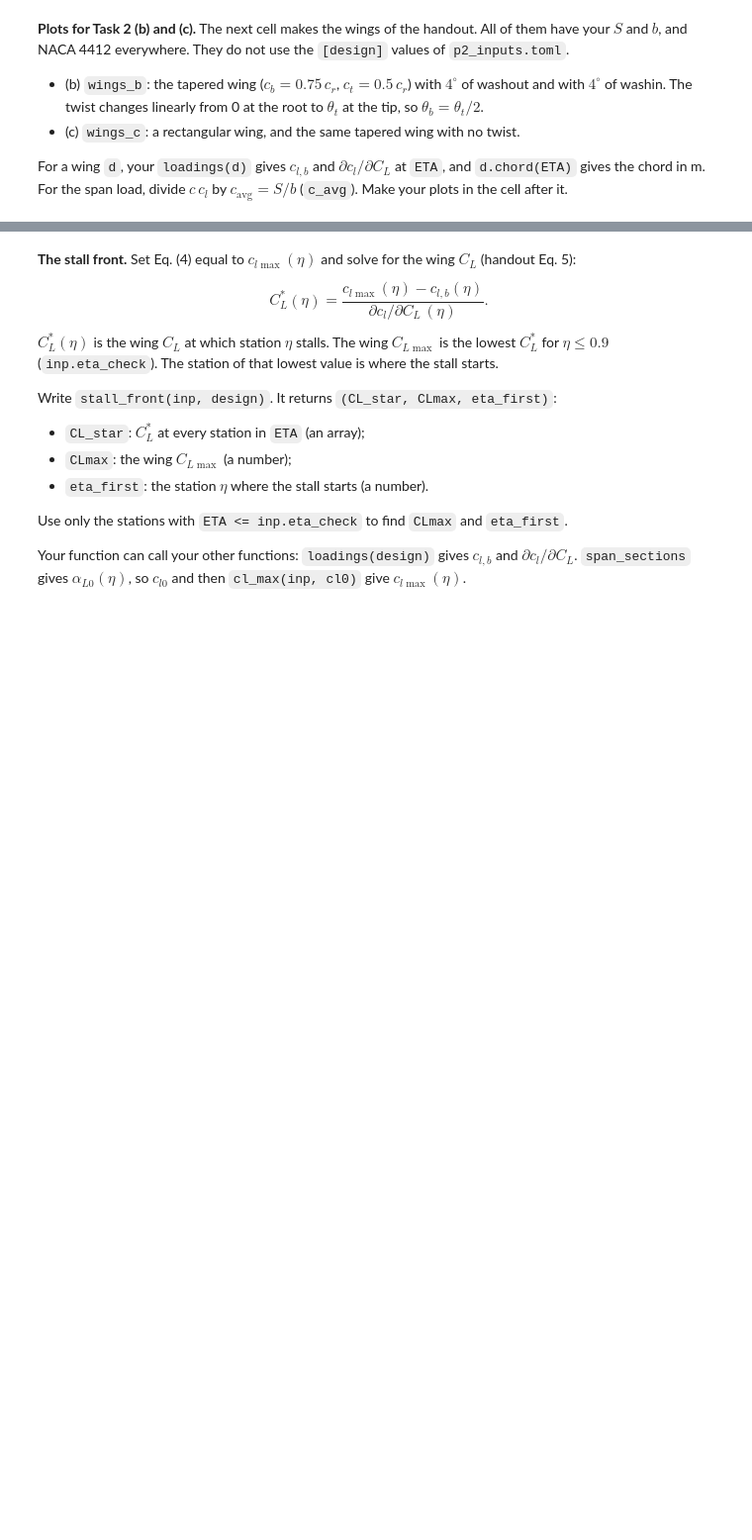
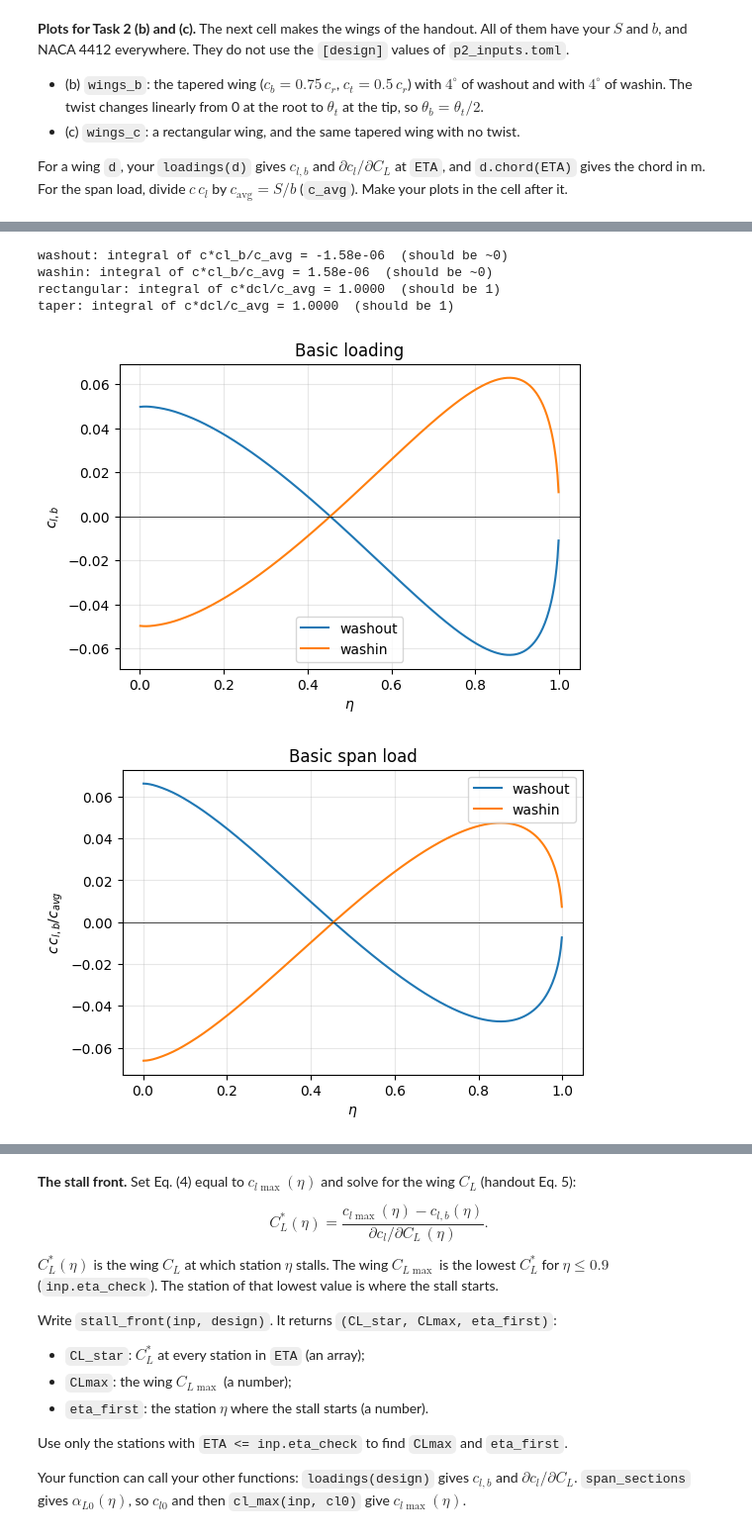
Before and after one commit to michamichaa/100project2, a Jupyter notebook: p2_starter.ipynb, the cells around one changed output, grey strips where cells are left out. Shown at 99% size. Cells and saved outputs as stored; diff of their text form; code cells hidden in the pictures; blank space fills up the shorter version.

Commit message:
Task 2 completed

```diff
--- a/p2_starter.ipynb
+++ b/p2_starter.ipynb
@@ -210,6 +210,19 @@ def loadings(design):
         solved at two angles of attack; each result has .CL and .cl(eta).
       ETA, the stations where you return the values.
     """
-    raise NotImplementedError("Task 2: write loadings(design)")
+    alpha_L0, cm_c4 = span_sections(design, section_properties)
+
+    # Eq. (4) is linear in alpha, so two solutions give both parts
+    ll0 = lifting_line(design.b, design.chord, design.twist, alpha_L0,
+                       alpha=0.0, S=design.S)
+    ll1 = lifting_line(design.b, design.chord, design.twist, alpha_L0,
+                       alpha=np.radians(1.0), S=design.S)
+
+    cl0_st = ll0.cl(ETA)
+    cl1_st = ll1.cl(ETA)
+
+    dcl_dCL = (cl1_st - cl0_st) / (ll1.CL - ll0.CL)   # additional loading
+    cl_b = cl0_st - ll0.CL * dcl_dCL                  # basic loading (Eq. 4 solved at solution 0)
+    return cl_b, dcl_dCL
 # %%
 check_loadings(inp, loadings)
@@ -234,2 +257,39 @@ print(f"c_avg = {c_avg:.4f} m; root chord: rectangular {wings_c['rectangular'].c
 # %%
 # Task 2 (b) and (c): your plots
+# (b)
+fig1, ax1 = plt.subplots(figsize=(6, 4))
+fig2, ax2 = plt.subplots(figsize=(6, 4))
+for name, d in wings_b.items():
+    cl_b, _ = loadings(d)
+    load_b = d.chord(ETA) * cl_b / c_avg
+    ax1.plot(ETA, cl_b, label=name)
+    ax2.plot(ETA, load_b, label=name)
+    print(f"{name}: integral of c*cl_b/c_avg = {span_integral(load_b):.2e}  (should be ~0)")
+ax1.set(xlabel=r"$\eta$", ylabel=r"$c_{l,b}$", title="Basic loading")
+ax2.set(xlabel=r"$\eta$", ylabel=r"$c\,c_{l,b}/c_{avg}$", title="Basic span load")
+for ax in (ax1, ax2):
+    ax.axhline(0, color="k", lw=0.5); ax.grid(alpha=0.3); ax.legend()
+
+# (c)
+fig3, ax3 = plt.subplots(figsize=(6, 4))
+fig4, ax4 = plt.subplots(figsize=(6, 4))
+for name, d in wings_c.items():
+    _, dcl = loadings(d)
+    load_c = d.chord(ETA) * dcl / c_avg
+    ax3.plot(ETA, dcl, label=name)
+    ax4.plot(ETA, load_c, label=name)
+    print(f"{name}: integral of c*dcl/c_avg = {span_integral(load_c):.4f}  (should be 1)")
+eta_ell = np.linspace(0, 1, 200)
+ax4.plot(eta_ell, (4/np.pi)*np.sqrt(1 - eta_ell**2), "k--", lw=0.8, label="elliptic")
+ax3.set(xlabel=r"$\eta$", ylabel=r"$\partial c_l/\partial C_L$", title="Additional loading")
+ax4.set(xlabel=r"$\eta$", ylabel=r"$c\,[\partial c_l/\partial C_L]/c_{avg}$", title=r"Span load at $C_L=1$")
+for ax in (ax3, ax4):
+    ax.grid(alpha=0.3); ax.legend()
+plt.show()
+# %% [output]
+washout: integral of c*cl_b/c_avg = -1.58e-06  (should be ~0)
+washin: integral of c*cl_b/c_avg = 1.58e-06  (should be ~0)
+rectangular: integral of c*dcl/c_avg = 1.0000  (should be 1)
+taper: integral of c*dcl/c_avg = 1.0000  (should be 1)
+[figure, added]
+[figure, added]
```
Also changed, not shown: parts of 8 cells of this notebook.
